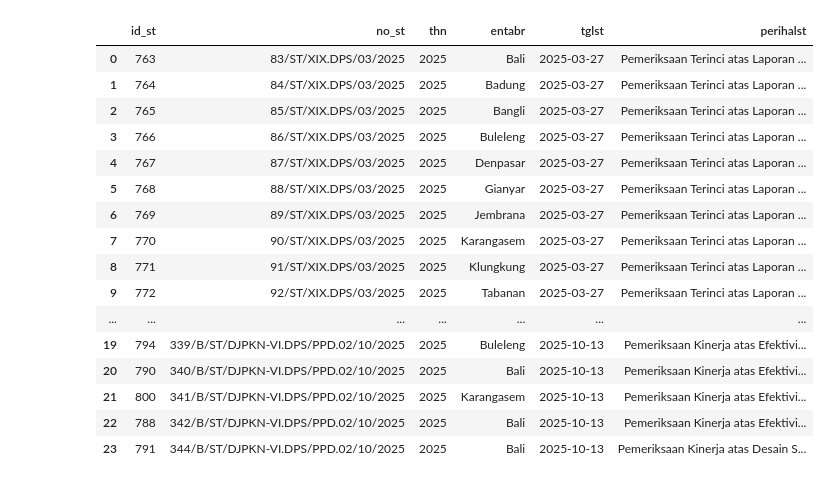
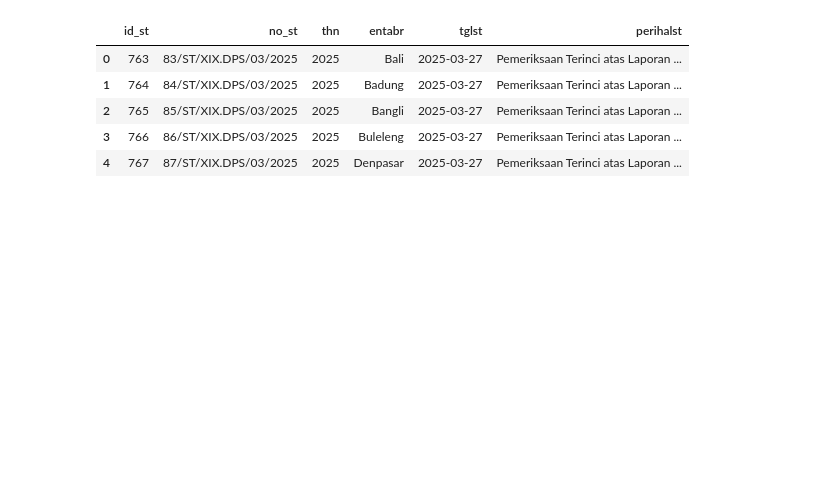
Before and after one commit to wiprada/awalokana_penilai_pemeriksa, a Jupyter notebook: pengolahan_data/tarik_data_penugasan.ipynb, the cells around one changed output. Cells and saved outputs as stored; diff of their text form; code cells hidden in the pictures; blank space fills up the shorter version.

```diff
--- a/pengolahan_data/tarik_data_penugasan.ipynb
+++ b/pengolahan_data/tarik_data_penugasan.ipynb
@@ -27,32 +20,21 @@ st
 # %%
 st_pilih = ddb.query("""
 SELECT id_st
         , id AS no_st
         , thn
         , entabr
         , tglst
         , perihalst
 FROM st
 WHERE thn = 2025 AND tahaprik = 'Terinci' AND jnsrik <> 'DTT Banparpol'
 """).to_df()
 
-st_pilih
+st_pilih.head()
 # %% [output]
 |  | id_st | no_st | thn | entabr | tglst | perihalst |
 | 0 | 763 | 83/ST/XIX.DPS/03/2025 | 2025 | Bali | 2025-03-27 | Pemeriksaan Terinci atas Laporan ... |
 | 1 | 764 | 84/ST/XIX.DPS/03/2025 | 2025 | Badung | 2025-03-27 | Pemeriksaan Terinci atas Laporan ... |
 | 2 | 765 | 85/ST/XIX.DPS/03/2025 | 2025 | Bangli | 2025-03-27 | Pemeriksaan Terinci atas Laporan ... |
 | 3 | 766 | 86/ST/XIX.DPS/03/2025 | 2025 | Buleleng | 2025-03-27 | Pemeriksaan Terinci atas Laporan ... |
 | 4 | 767 | 87/ST/XIX.DPS/03/2025 | 2025 | Denpasar | 2025-03-27 | Pemeriksaan Terinci atas Laporan ... |
-| 5 | 768 | 88/ST/XIX.DPS/03/2025 | 2025 | Gianyar | 2025-03-27 | Pemeriksaan Terinci atas Laporan ... |
-| 6 | 769 | 89/ST/XIX.DPS/03/2025 | 2025 | Jembrana | 2025-03-27 | Pemeriksaan Terinci atas Laporan ... |
-| 7 | 770 | 90/ST/XIX.DPS/03/2025 | 2025 | Karangasem | 2025-03-27 | Pemeriksaan Terinci atas Laporan ... |
-| 8 | 771 | 91/ST/XIX.DPS/03/2025 | 2025 | Klungkung | 2025-03-27 | Pemeriksaan Terinci atas Laporan ... |
-| 9 | 772 | 92/ST/XIX.DPS/03/2025 | 2025 | Tabanan | 2025-03-27 | Pemeriksaan Terinci atas Laporan ... |
-| ... | ... | ... | ... | ... | ... | ... |
-| 19 | 794 | 339/B/ST/DJPKN-VI.DPS/PPD.02/10/2025 | 2025 | Buleleng | 2025-10-13 | Pemeriksaan Kinerja atas Efektivi... |
-| 20 | 790 | 340/B/ST/DJPKN-VI.DPS/PPD.02/10/2025 | 2025 | Bali | 2025-10-13 | Pemeriksaan Kinerja atas Efektivi... |
-| 21 | 800 | 341/B/ST/DJPKN-VI.DPS/PPD.02/10/2025 | 2025 | Karangasem | 2025-10-13 | Pemeriksaan Kinerja atas Efektivi... |
-| 22 | 788 | 342/B/ST/DJPKN-VI.DPS/PPD.02/10/2025 | 2025 | Bali | 2025-10-13 | Pemeriksaan Kinerja atas Efektivi... |
-| 23 | 791 | 344/B/ST/DJPKN-VI.DPS/PPD.02/10/2025 | 2025 | Bali | 2025-10-13 | Pemeriksaan Kinerja atas Desain S... |
 # %%
```
Also changed, not shown: parts of 8 cells of this notebook, 6 other files.
